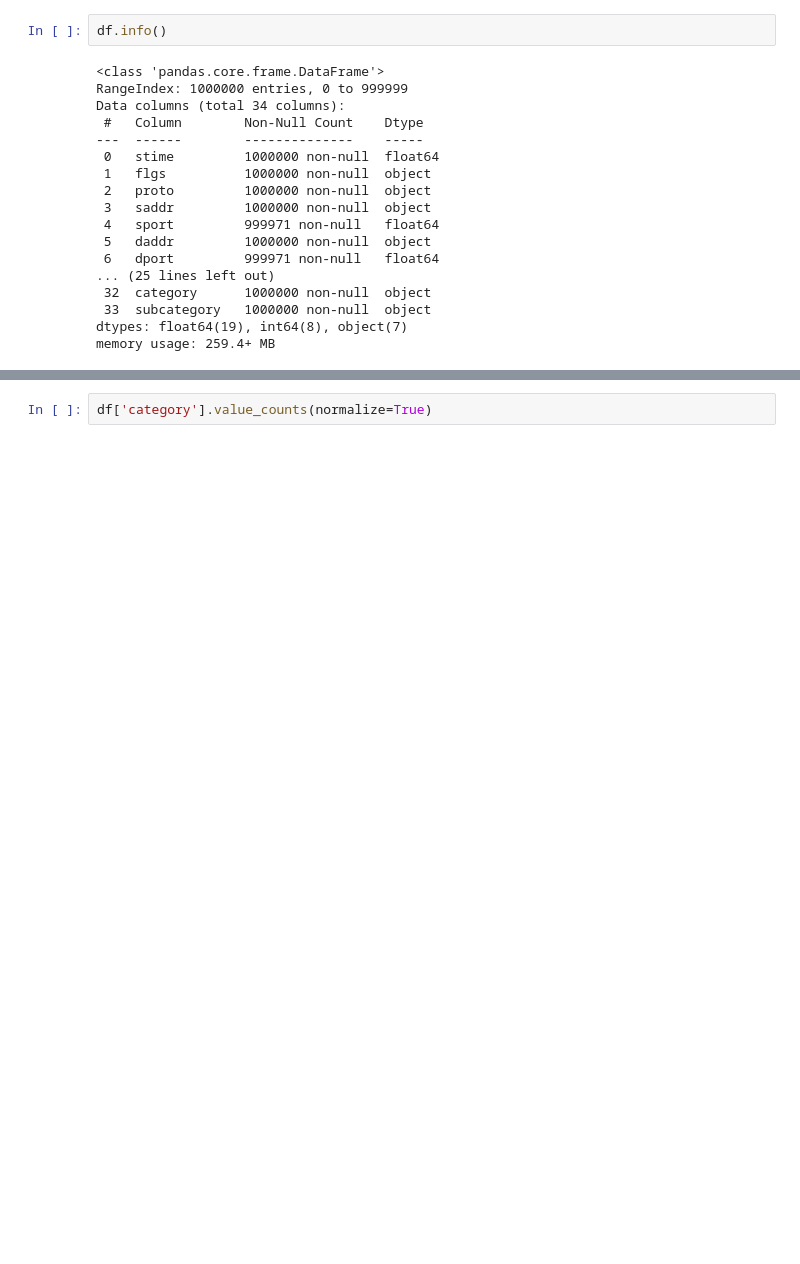
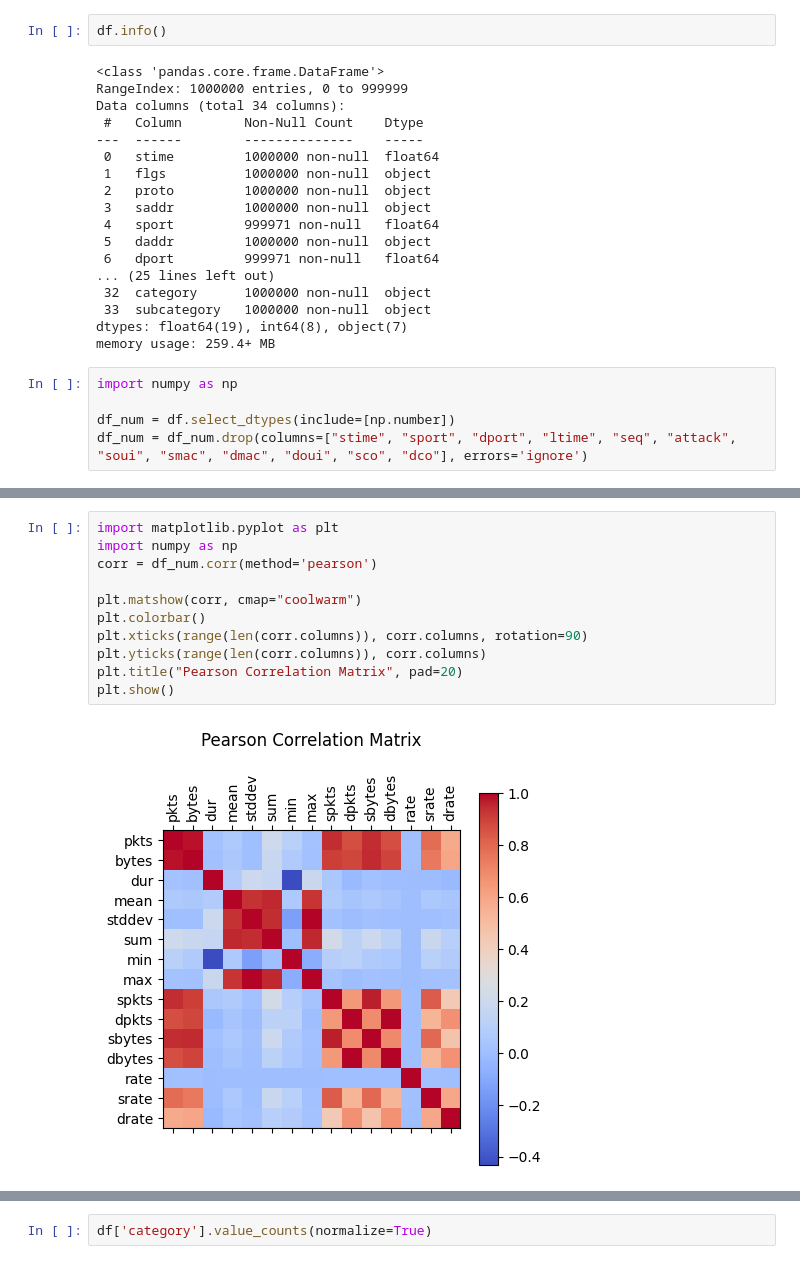
Before and after one commit to joegom22/deteccion-botnets-tfm, a Jupyter notebook: src/bot-iot.ipynb, the cells around one changed output, grey strips where cells are left out. Cells and saved outputs as stored; diff of their text form; blank space fills up the shorter version.

```diff
--- a/src/bot-iot.ipynb
+++ b/src/bot-iot.ipynb
@@ -58,3 +58,9 @@ Data columns (total 34 columns):
  33  subcategory   1000000 non-null  object
 dtypes: float64(19), int64(8), object(7)
 memory usage: 259.4+ MB
+# %%
+import numpy as np
+
+df_num = df.select_dtypes(include=[np.number])
+df_num = df_num.drop(columns=["stime", "sport", "dport", "ltime", "seq", "attack",
+"soui", "smac", "dmac", "doui", "sco", "dco"], errors='ignore')
@@ -60,0 +76,13 @@ memory usage: 259.4+ MB
+# %%
+import matplotlib.pyplot as plt
+import numpy as np
+corr = df_num.corr(method='pearson')
+
+plt.matshow(corr, cmap="coolwarm")
+plt.colorbar()
+plt.xticks(range(len(corr.columns)), corr.columns, rotation=90)
+plt.yticks(range(len(corr.columns)), corr.columns)
+plt.title("Pearson Correlation Matrix", pad=20)
+plt.show()
+# %% [output]
+[figure, added]
```
Also changed, not shown: parts of 3 cells of this notebook, 4 other files.
